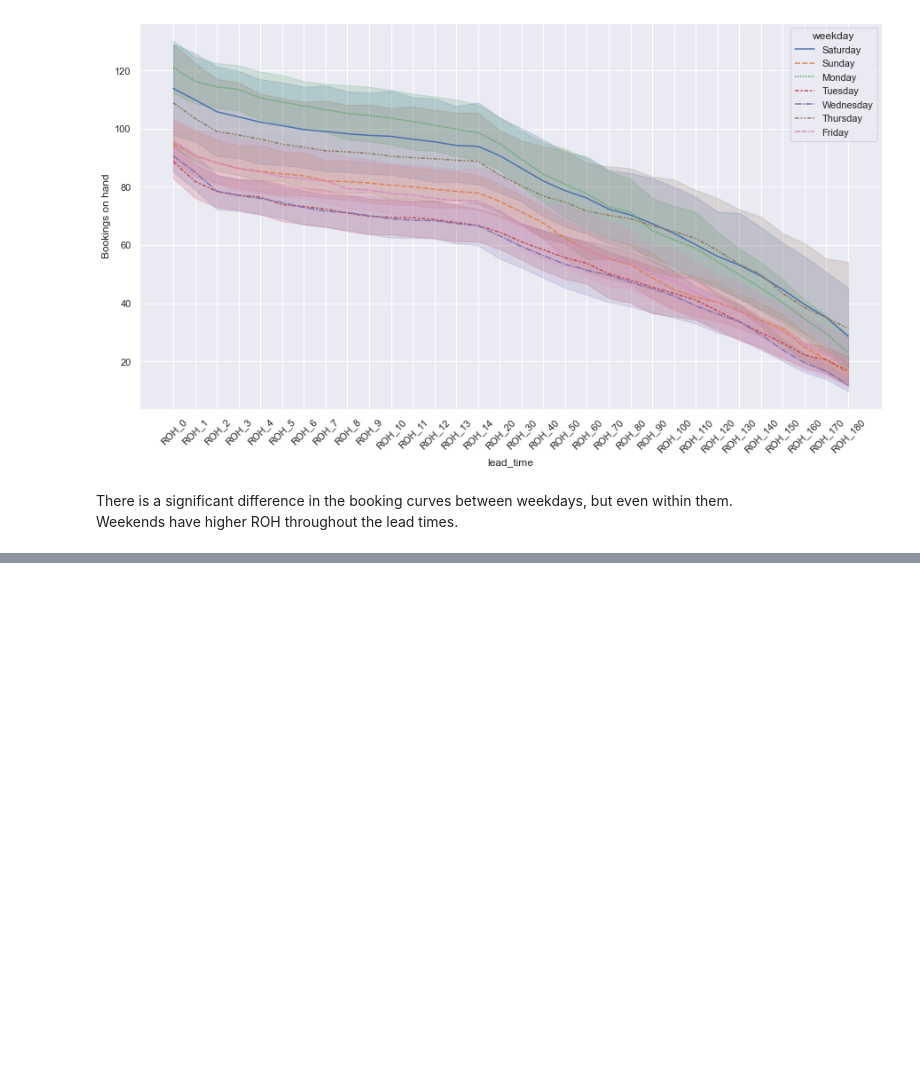
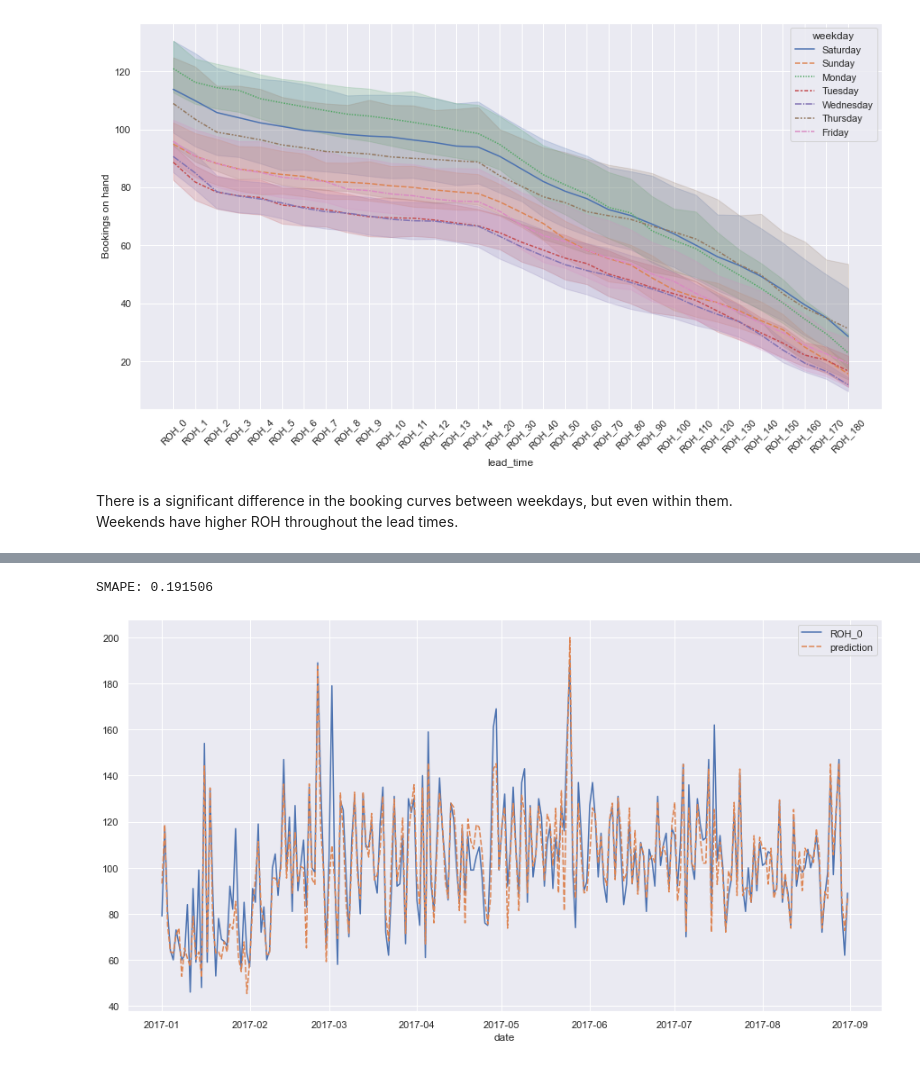
Before and after one commit to johmakinen/Various_projects, a Jupyter notebook: Notebooks/Hotel_bookings.ipynb, the cells around one changed output, grey strips where cells are left out. Drawn from its saved outputs; the diff is of its cells as text; code cells hidden in the pictures; blank space fills up the shorter version.

```diff
--- a/Notebooks/Hotel_bookings.ipynb
+++ b/Notebooks/Hotel_bookings.ipynb
@@ -131,0 +270,18 @@ For xgboost, we can test if we can add simulated samples with missing values, to
+# %%
+from sklearn.model_selection import GridSearchCV
+param_grid = {
+            'booster':['gbtree','gblinear'],
+            'objective':['reg:squarederror'],
+            'max_depth': [2,4,6],
+            'alpha': [1,10,15,20],
+            'lambda':[0,3,10],
+            'learning_rate': [0.5]
+        }
+xgb_model = xgb.XGBRegressor()
+clf = GridSearchCV(xgb_model, param_grid, n_jobs=5,
+                   cv=3,
+                   scoring='neg_root_mean_squared_error',
+                   verbose=2, refit=True)
+
+clf.fit(X_train, y_train)
+# pd.DataFrame(clf.cv_results_).sort_values(by='rank_test_score')
@@ -131,0 +307,6 @@ For xgboost, we can test if we can add simulated samples with missing values, to
+# %%
+xg_current_best=xgb.train(params=clf.best_params_, dtrain=DTrain, num_boost_round=10)
+res = predict_n_day_iter(df_test_ts,days_ahead=7,model=xg_current_best)
+# %% [output]
+SMAPE: 0.191506
+[figure, added]
```
Also changed, not shown: parts of 16 cells of this notebook.
